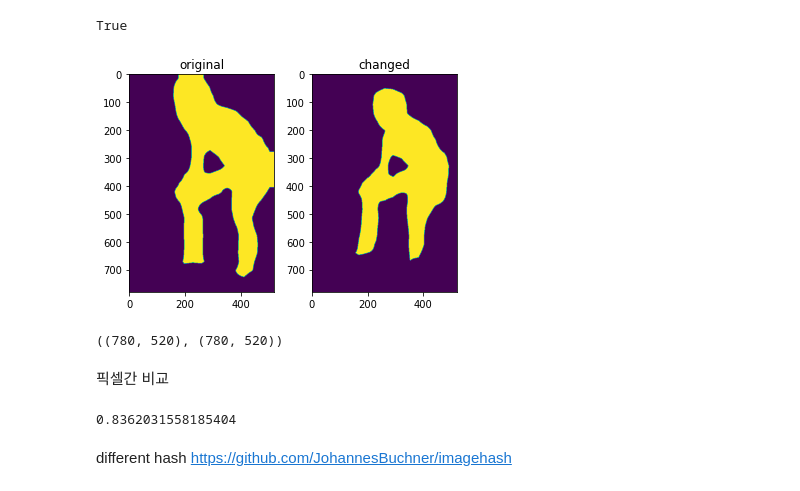
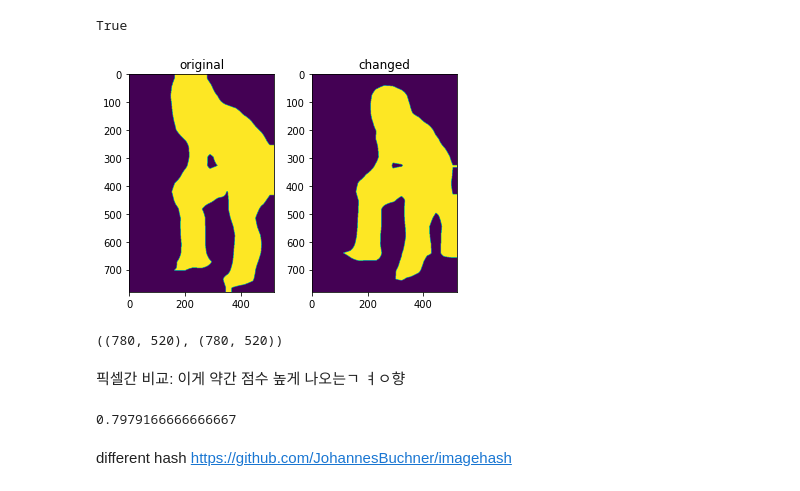
Before and after one commit to likelion-f1/follow-my-body, a Jupyter notebook: bodypix.ipynb, the cells around one changed output. Cells and saved outputs as stored; diff of their text form; code cells hidden in the pictures.

Commit message:
threshold 0.5

```diff
--- a/bodypix.ipynb
+++ b/bodypix.ipynb
@@ -71,19 +71,19 @@ image2 = tf.keras.preprocessing.image.load_img('포증.jpg')
 image_array2 = tf.keras.preprocessing.image.img_to_array(image2)
 result2 = bodypix_model.predict_single(image_array2)
 
-mask3 = result2.get_mask(threshold=0.9)
+mask3 = result2.get_mask(threshold=0.5)
 # %%
-marr1 = mask_to_arr(mask2)
+marr1 = mask_to_arr(mask1)
 marr2 = mask_to_arr(mask3)
 arr_show(marr1, marr2, 'original', 'changed')
 # %% [output]
-[figure, old version]
+[figure, new version]
 # %%
 marr1.shape, marr2.shape
 # %% [output]
 ((780, 520), (780, 520))
-# %% [markdown]
-픽셀간 비교
+# %% [markdown]
+픽셀간 비교: 이게 약간 점수 높게 나오는ㄱ ㅕㅇ향
 # %%
 # 해밍거리 측정 함수
 def hamming_distance(arr1, arr2):
@@ -97,7 +97,7 @@ pixel_difference = hamming_distance(marr1, marr2)
 pixel_score = (h * w - pixel_difference) / (h * w)
 pixel_score
 # %% [output]
-0.8362031558185404
+0.7979166666666667
 # %% [markdown]
 different hash
 https://github.com/JohannesBuchner/imagehash
```
Also changed, not shown: parts of 2 cells of this notebook.
